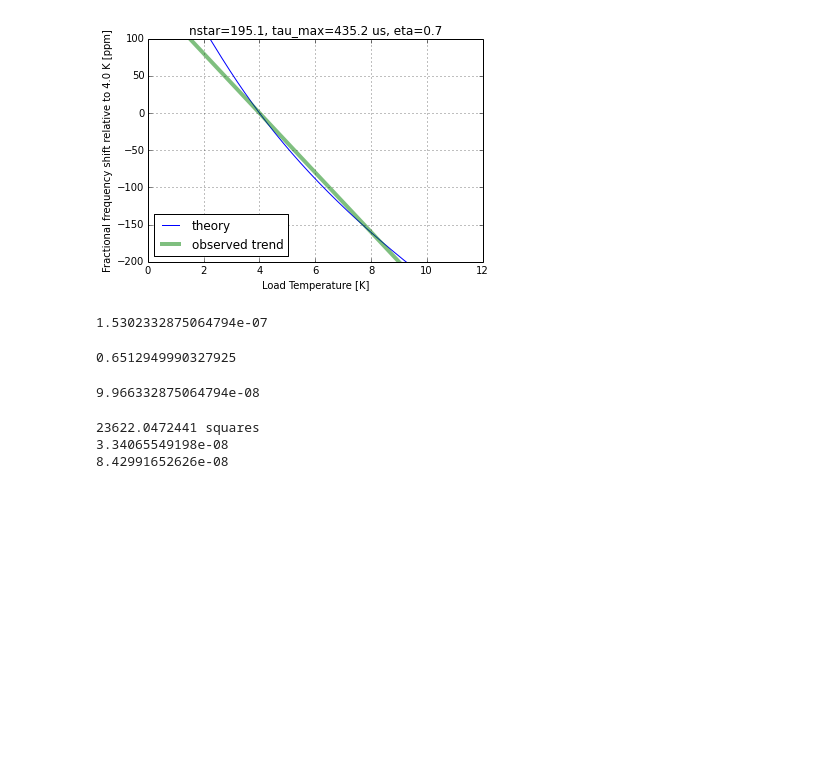
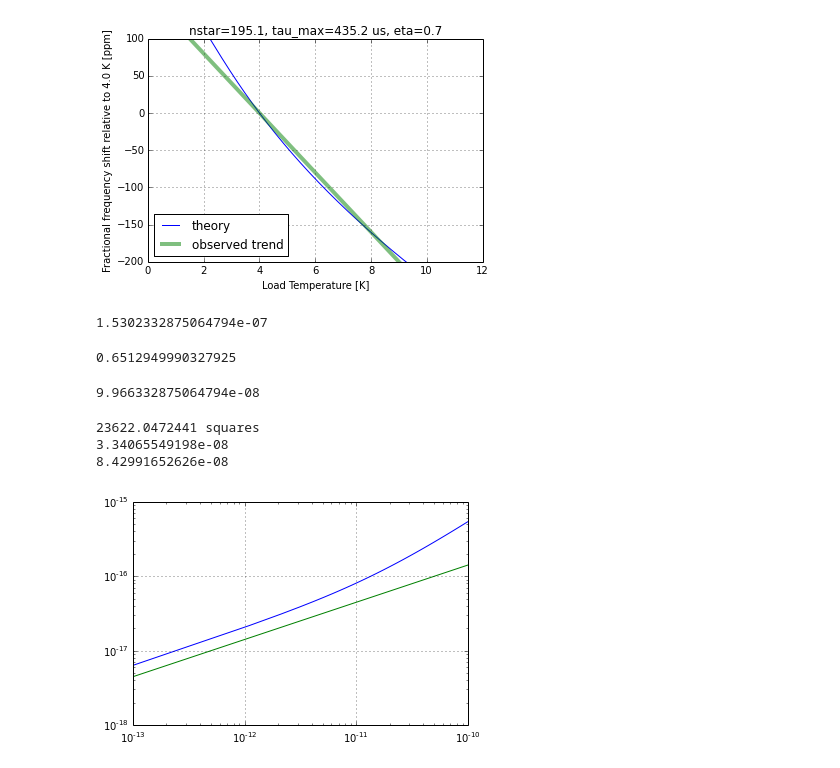
Before and after one commit to gitj/notebooks, a Jupyter notebook: 2014-11-15-paper-calculations.ipynb, the cells around one changed output. Saved outputs shown, nothing was run; the diff lists cells and outputs as text; code cells hidden in the pictures; blank space fills up the shorter version.

```diff
--- a/2014-11-15-paper-calculations.ipynb
+++ b/2014-11-15-paper-calculations.ipynb
@@ -198,3 +250,17 @@ print Lktheory
 23622.0472441 squares
 3.34065549198e-08
 8.42991652626e-08
+# %%
+def NEP(P,eta=0.5,eta_pb=0.7,B=40e9,nu=150e9):
+    return np.sqrt(2*6.626e-34*nu*eta*P + (eta*P)**2/B)/eta
+# %%
+def NEPgr(P,eta_pb=0.7,eta=0.5,nu=150e9,Delta=1.72*1.38e-23*1.46):
+    return np.sqrt(2*P*Delta*eta/eta_pb)/eta
+# %%
+prange = np.linspace(0.1e-12,100e-12,100)
+# %%
+loglog(prange,NEP(prange))
+loglog(prange,NEPgr(prange))
+grid()
+# %% [output]
+[figure, added]
```
Also changed, not shown: parts of 10 cells of this notebook.
